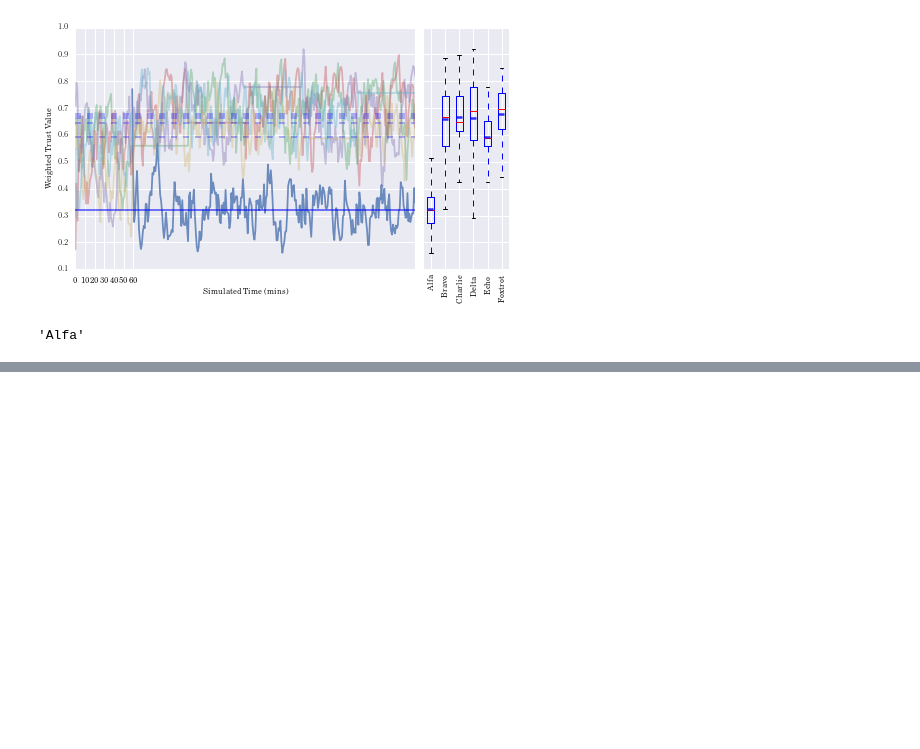
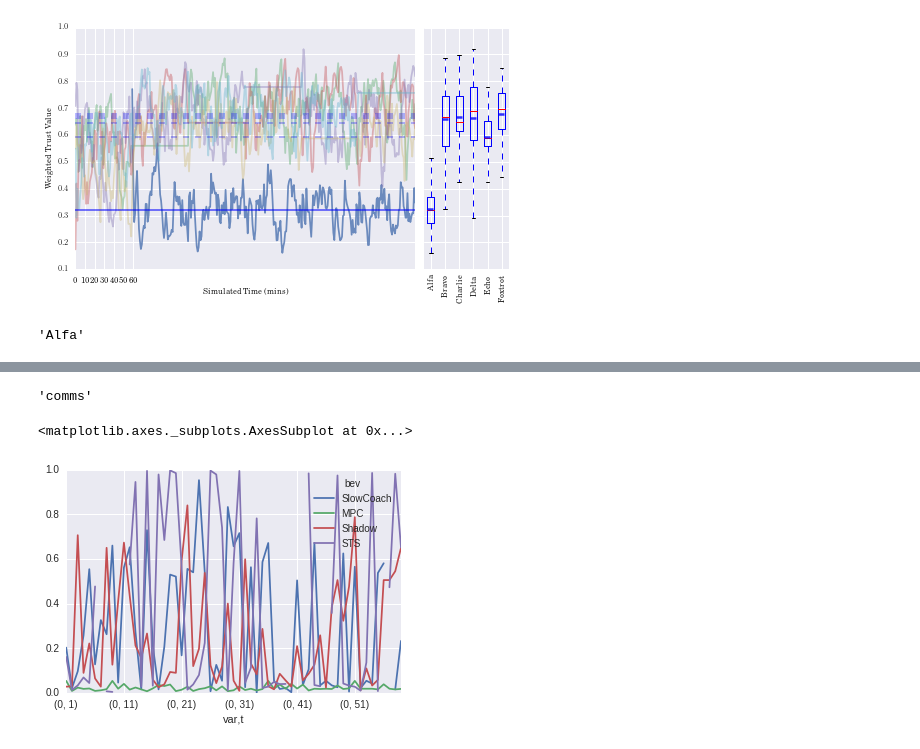
Before and after one commit to andrewbolster/aietes, a Jupyter notebook: scripts/notebooks/Chapters/Chapter 7.ipynb, the cells around one changed output, grey strips where cells are left out. Cells and saved outputs as stored; diff of their text form; code cells hidden in the pictures; blank space fills up the shorter version.

```diff
--- a/scripts/notebooks/Chapters/Chapter 7.ipynb
+++ b/scripts/notebooks/Chapters/Chapter 7.ipynb
@@ -612,18 +602,0 @@ plt.boxplot([dropna(plottable.iloc[:,0].values), plottable.iloc[:,1:].stack().va
-# %%
-from matplotlib import pyplot as plt
-import numpy as np
-from matplotlib_venn import venn3, venn3_circles
-plt.figure(figsize=(4,4))
-v = venn3(subsets=(1, 1, 1, 1, 1, 1, 1), set_labels = ('A', 'B', 'C'))
-v.get_patch_by_id('100').set_alpha(1.0)
-v.get_patch_by_id('100').set_color('white')
-v.get_label_by_id('100').set_text('Unknown')
-v.get_label_by_id('A').set_text('Set "A"')
-c = venn3_circles(subsets=(1, 1, 1, 1, 1, 1, 1), linestyle='dashed')
-c[0].set_lw(1.0)
-c[0].set_ls('dotted')
-plt.title("Sample Venn diagram")
-plt.annotate('Unknown set', xy=v.get_label_by_id('100').get_position() - np.array([0, 0.05]), xytext=(-70,-70),
-             ha='center', textcoords='offset points', bbox=dict(boxstyle='round,pad=0.5', fc='gray', alpha=0.1),
-             arrowprops=dict(arrowstyle='->', connectionstyle='arc3,rad=0.5',color='gray'))
-plt.show()
@@ -713,0 +603,15 @@ Rectangle(4.35,0;0.35x25)
+# %%
+from collections import defaultdict
+target='Alfa'
+perfd = defaultdict()
+for subset_str, results in inverted_results.items():
+    _rd = {k: v for k, v in results}
+    _df = pd.concat([v for _, v in _rd.items()], keys=_rd.keys(), names=['bev', 'var', 't'])
+    df_mean = _df.groupby(level='bev').agg(np.nanmean)
+    # Take the mean of mean trust values from all other nodes and subtract suspicious node
+    perfd[subset_str] = df_mean.drop(target, axis=1).apply(np.nanmean, axis=1) - df_mean[target]
+perf_df = pd.concat([v for _, v in perfd.items()], keys=perfd.keys(), names=['subset', 'bev']) \
+    .unstack('bev').reindex(subset_reindex_keys)
+perf_df['Avg.'] = perf_df.mean(axis=1)
+perf_df = perf_df.append(pd.Series(perf_df.mean(axis=0), name='Avg.'))
+#perf_df = perf_df.rename(subset_renamer)
@@ -713,0 +690,9 @@ Rectangle(4.35,0;0.35x25)
+# %%
+subset_str
+# %% [output]
+'comms'
+# %%
+_df[target].unstack(level='bev').plot()
+# %% [output]
+<matplotlib.axes._subplots.AxesSubplot at 0x...>
+[figure, added]
```
Also changed, not shown: parts of 21 cells of this notebook, 52 other files.
